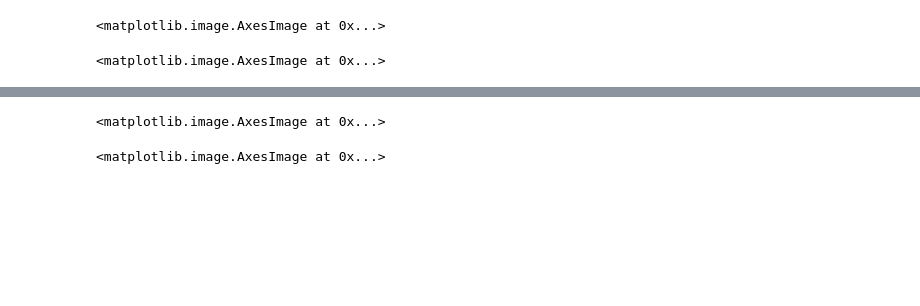
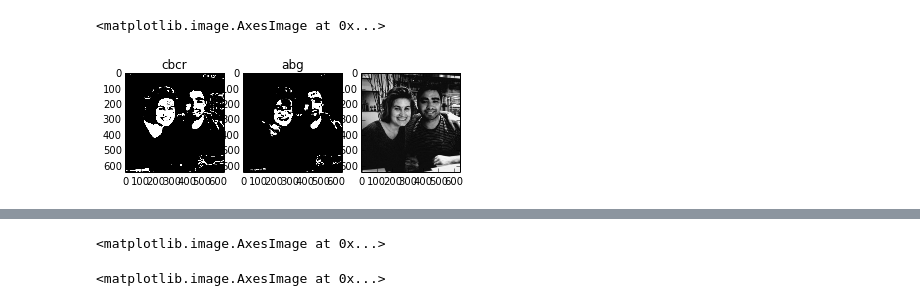
Before and after one commit to mpellegri/FoodvSkin, a Jupyter notebook: Skin color.ipynb, the cells around one changed output, grey strips where cells are left out. Saved outputs shown, nothing was run; the diff lists cells and outputs as text; code cells hidden in the pictures; blank space fills up the shorter version.

Commit message:
progress on erosion/dilation/filling color space filtered images

```diff
--- a/Skin color.ipynb
+++ b/Skin color.ipynb
@@ -39,35 +64,39 @@ B = img[:,:,2].astype('f')
 
 #Transform R G B in Y Cb Cr
 y = 0.299*R + 0.587*G + 0.114*B
 cr = R - y + 128
 cb = B - y + 128
 
 #Normalize R G B channels
 r = np.divide(R,(R+G+B))
 g = np.divide(G,(R+G+B))
 b = np.divide(B,(R+G+B))
 
 #Define alpha beta and gamma for r g b thresholding
 alpha = (3*b*(r**2))/((r+g+b)**3)
 beta = (r+g+b)/(3*r) + (r-g)/(r+g+b)
 gamma = (r*b+(g**2))/(g*b)
 
 #Define thresholds in r g b color space
 alpha0 = 0.1276
 beta0 = 0.9498
 gamma0 = 2.7775
 
 #Plot Y Cb Cr skin pixels
 img_cbcr = img[:,:,0].copy()
 img_cbcr = (y>y_min)&(cb>cb_min)&(cb<cb_max)&(cr>cr_min)&(cr<cr_max)
 
-fig, ax = plt.subplots(2)
-ax[0].imshow(img_cbcr[::-1], cmap='gray')
-
+fig, ax = plt.subplots(1,3)
+ax[0].imshow(img_cbcr, cmap='gray')
+ax[0].set_title("cbcr")
 #Plot r g b skin pixels
 img_rgb = img[:,:,0].copy()
 img_rgb = (alpha>alpha0)&(beta<=beta0)&(gamma<=gamma0)
 
-ax[1].imshow(img_rgb[::-1],cmap='gray')
+ax[1].imshow(img_rgb,cmap='gray')
+ax[1].set_title("abg")
+
+ax[2].imshow(img[:,:,0],cmap="gray")
+plt.show()
 # %% [output]
-<matplotlib.image.AxesImage at 0x...>
+[figure, added]
```
Also changed, not shown: parts of 15 cells of this notebook, 1 other file.
